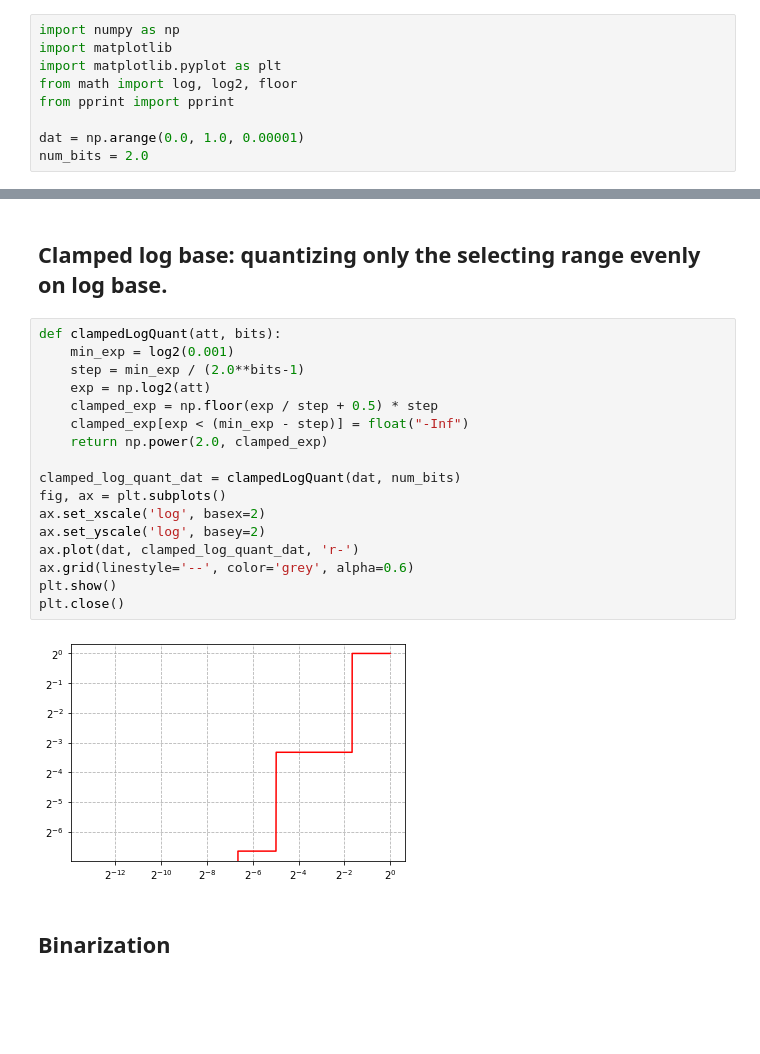
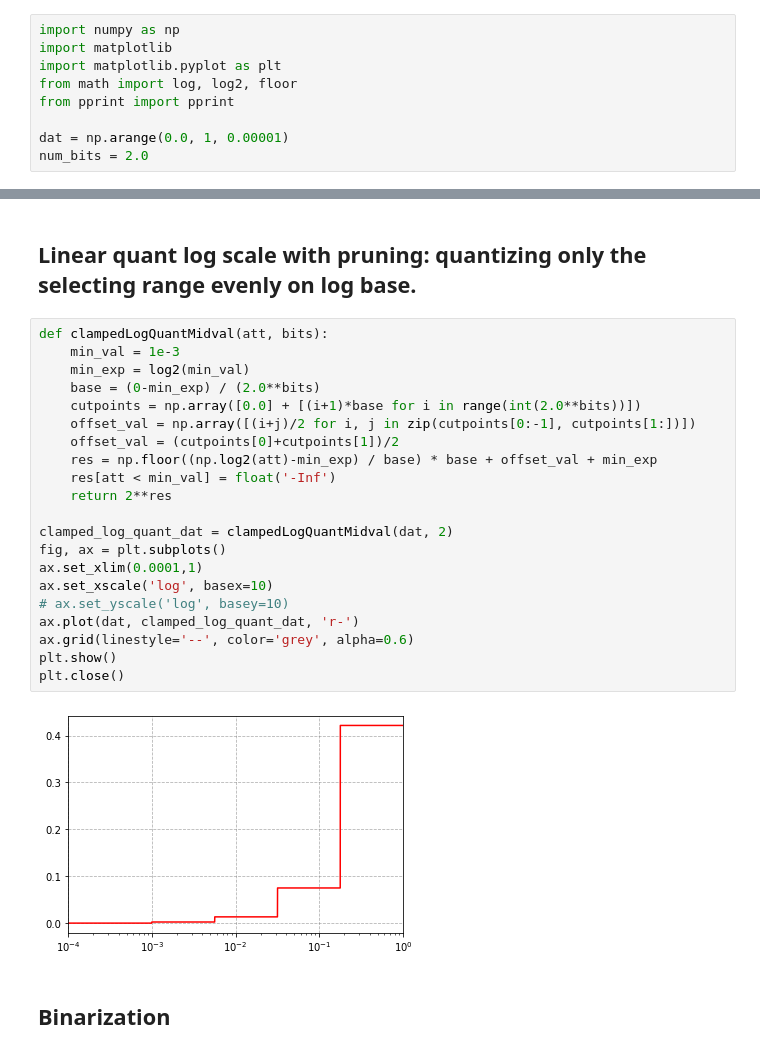
Before and after one commit to StonyBrookNLP/spiqa, a Jupyter notebook: quant_method_explain.ipynb, the cells around one changed output, grey strips where cells are left out. Saved outputs shown, nothing was run; the diff lists cells and outputs as text; blank space fills up the shorter version.

```diff
--- a/quant_method_explain.ipynb
+++ b/quant_method_explain.ipynb
@@ -5,6 +5,6 @@ import matplotlib.pyplot as plt
 from math import log, log2, floor
 from pprint import pprint
 
-dat = np.arange(0.0, 1.0, 0.00001)
+dat = np.arange(0.0, 1, 0.00001)
 num_bits = 2.0
 # %% [markdown]
@@ -44,24 +96,28 @@ plt.close()
 # %% [markdown]
-## Clamped log base: quantizing only the selecting range evenly on log base.
+## Linear quant log scale with pruning: quantizing only the selecting range evenly on log base.
 # %%
-def clampedLogQuant(att, bits):
-    min_exp = log2(0.001)
-    step = min_exp / (2.0**bits-1)
-    exp = np.log2(att)
-    clamped_exp = np.floor(exp / step + 0.5) * step
-    clamped_exp[exp < (min_exp - step)] = float("-Inf")
-    return np.power(2.0, clamped_exp)
+def clampedLogQuantMidval(att, bits):
+    min_val = 1e-3
+    min_exp = log2(min_val)
+    base = (0-min_exp) / (2.0**bits)
+    cutpoints = np.array([0.0] + [(i+1)*base for i in range(int(2.0**bits))])
+    offset_val = np.array([(i+j)/2 for i, j in zip(cutpoints[0:-1], cutpoints[1:])])
+    offset_val = (cutpoints[0]+cutpoints[1])/2
+    res = np.floor((np.log2(att)-min_exp) / base) * base + offset_val + min_exp
+    res[att < min_val] = float('-Inf')
+    return 2**res
 
-clamped_log_quant_dat = clampedLogQuant(dat, num_bits)
+clamped_log_quant_dat = clampedLogQuantMidval(dat, 2)
 fig, ax = plt.subplots()
-ax.set_xscale('log', basex=2)
-ax.set_yscale('log', basey=2)
+ax.set_xlim(0.0001,1)
+ax.set_xscale('log', basex=10)
+# ax.set_yscale('log', basey=10)
 ax.plot(dat, clamped_log_quant_dat, 'r-')
 ax.grid(linestyle='--', color='grey', alpha=0.6)
 plt.show()
 plt.close()
 # %% [output]
-[figure, old version]
+[figure, new version]
 # %% [markdown]
 ## Binarization
 # %%
```
Also changed, not shown: parts of 11 cells of this notebook, 4 other files.
